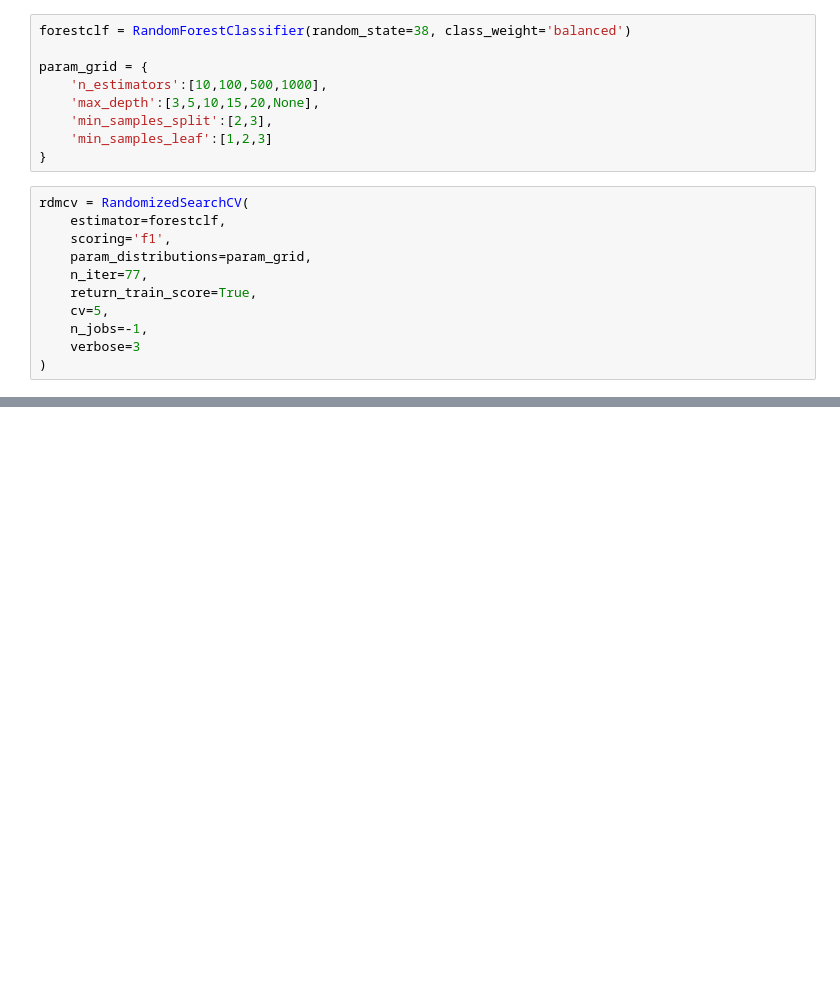
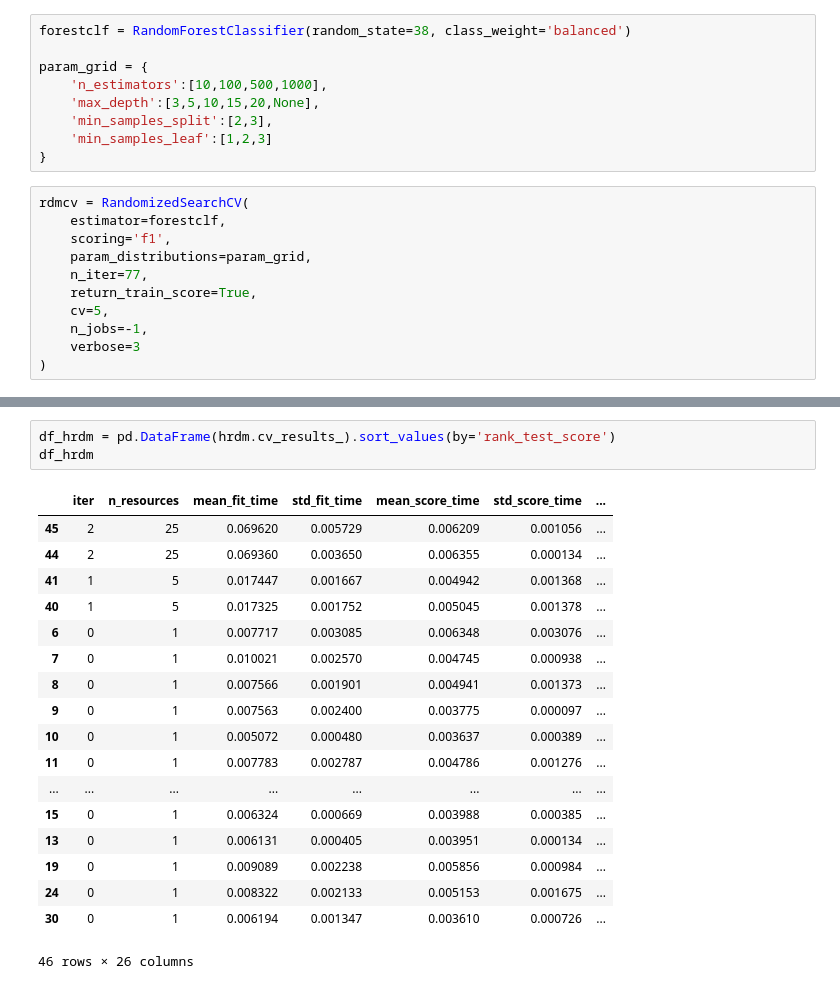
Before and after one commit to dimcaputo/compareCV, a Jupyter notebook: notebook.ipynb, the cells around one changed output, grey strips where cells are left out. Drawn from its saved outputs; the diff is of its cells as text; blank space fills up the shorter version.

```diff
--- a/notebook.ipynb
+++ b/notebook.ipynb
@@ -323,0 +447,22 @@ df_rdmcv
+# %%
+df_hrdm = pd.DataFrame(hrdm.cv_results_).sort_values(by='rank_test_score')
+df_hrdm
+# %% [output]
+|  | iter | n_resources | mean_fit_time | std_fit_time | mean_score_time | std_score_time | ... |
+| 45 | 2 | 25 | 0.069620 | 0.005729 | 0.006209 | 0.001056 | ... |
+| 44 | 2 | 25 | 0.069360 | 0.003650 | 0.006355 | 0.000134 | ... |
+| 41 | 1 | 5 | 0.017447 | 0.001667 | 0.004942 | 0.001368 | ... |
+| 40 | 1 | 5 | 0.017325 | 0.001752 | 0.005045 | 0.001378 | ... |
+| 6 | 0 | 1 | 0.007717 | 0.003085 | 0.006348 | 0.003076 | ... |
+| 7 | 0 | 1 | 0.010021 | 0.002570 | 0.004745 | 0.000938 | ... |
+| 8 | 0 | 1 | 0.007566 | 0.001901 | 0.004941 | 0.001373 | ... |
+| 9 | 0 | 1 | 0.007563 | 0.002400 | 0.003775 | 0.000097 | ... |
+| 10 | 0 | 1 | 0.005072 | 0.000480 | 0.003637 | 0.000389 | ... |
+| 11 | 0 | 1 | 0.007783 | 0.002787 | 0.004786 | 0.001276 | ... |
+| ... | ... | ... | ... | ... | ... | ... | ... |
+| 15 | 0 | 1 | 0.006324 | 0.000669 | 0.003988 | 0.000385 | ... |
+| 13 | 0 | 1 | 0.006131 | 0.000405 | 0.003951 | 0.000134 | ... |
+| 19 | 0 | 1 | 0.009089 | 0.002238 | 0.005856 | 0.000984 | ... |
+| 24 | 0 | 1 | 0.008322 | 0.002133 | 0.005153 | 0.001675 | ... |
+| 30 | 0 | 1 | 0.006194 | 0.001347 | 0.003610 | 0.000726 | ... |
+46 rows × 26 columns
```
Also changed, not shown: parts of 17 cells of this notebook.
